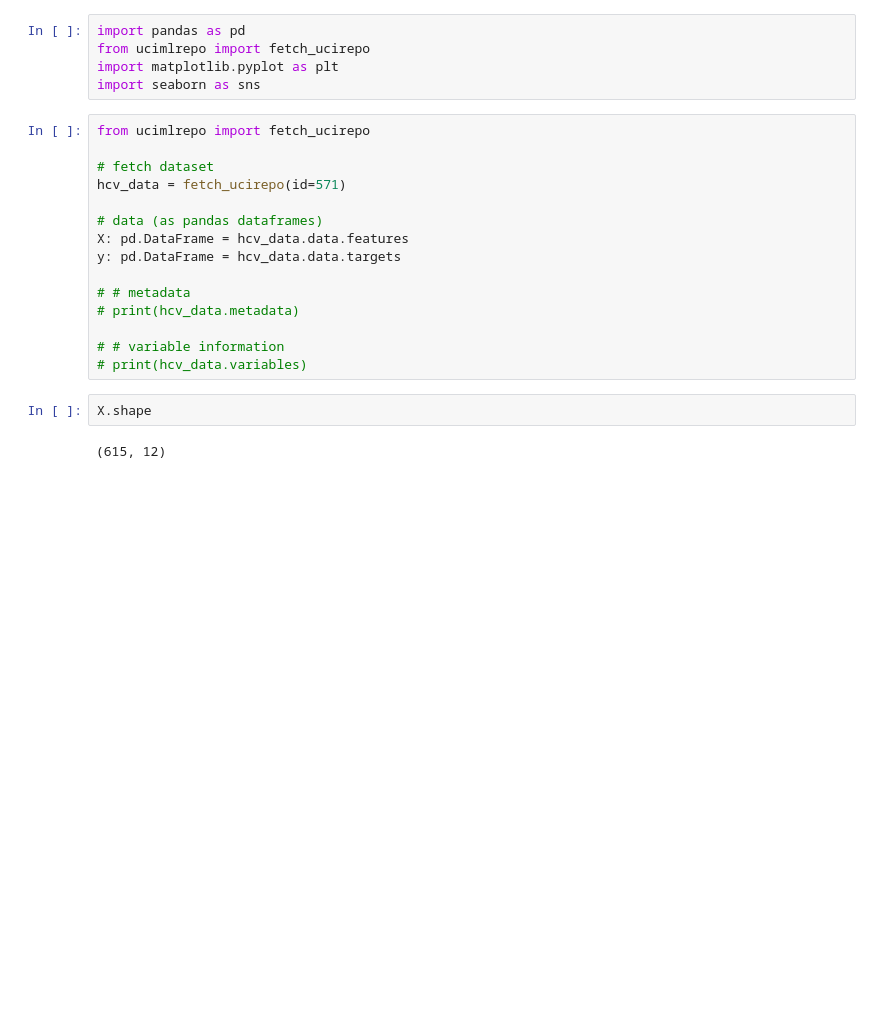
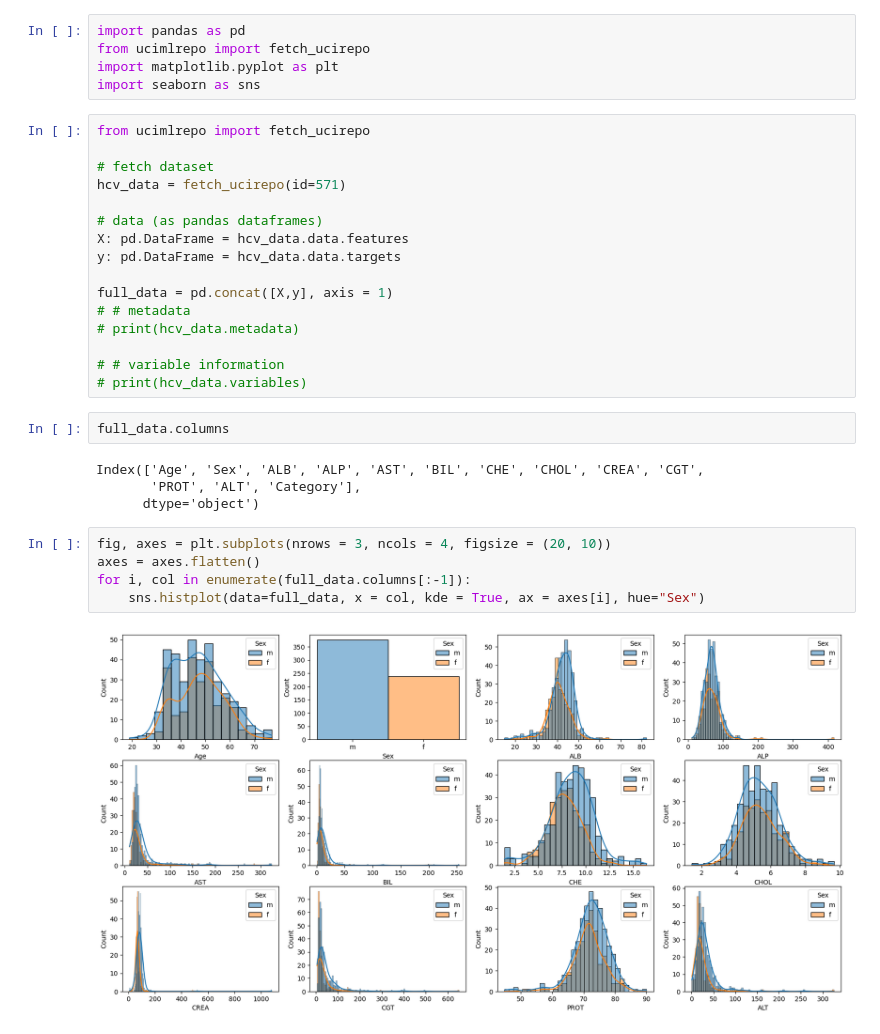
Before and after one commit to kwesen/AS-Project, a Jupyter notebook: main.ipynb, the cells around one changed output. Drawn from its saved outputs; the diff is of its cells as text; blank space fills up the shorter version.

```diff
--- a/main.ipynb
+++ b/main.ipynb
@@ -13,15 +13,25 @@ hcv_data = fetch_ucirepo(id=571)
 X: pd.DataFrame = hcv_data.data.features
 y: pd.DataFrame = hcv_data.data.targets
 
+full_data = pd.concat([X,y], axis = 1)
 # # metadata
 # print(hcv_data.metadata)
 
 # # variable information
 # print(hcv_data.variables)
-# %%
-X.shape
-# %% [output]
-(615, 12)
+# %%
+full_data.columns
+# %% [output]
+Index(['Age', 'Sex', 'ALB', 'ALP', 'AST', 'BIL', 'CHE', 'CHOL', 'CREA', 'CGT',
+       'PROT', 'ALT', 'Category'],
+      dtype='object')
+# %%
+fig, axes = plt.subplots(nrows = 3, ncols = 4, figsize = (20, 10))
+axes = axes.flatten()
+for i, col in enumerate(full_data.columns[:-1]):
+    sns.histplot(data=full_data, x = col, kde = True, ax = axes[i], hue="Sex")
+# %% [output]
+[figure, added]
 # %%
 fig, axes = plt.subplots(nrows = 3, ncols = 4, figsize = (20, 10))
 axes = axes.flatten()
```
Also changed, not shown: parts of 1 cell of this notebook.
